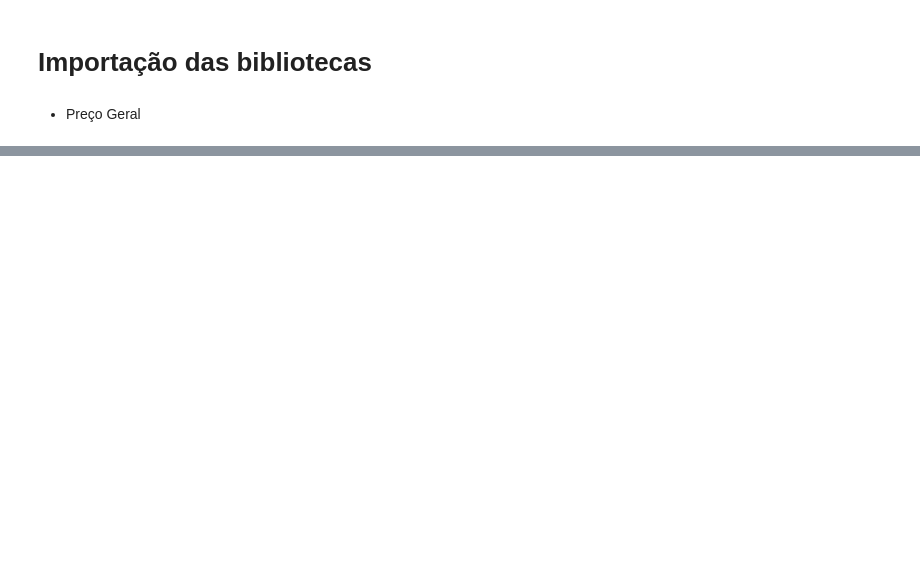
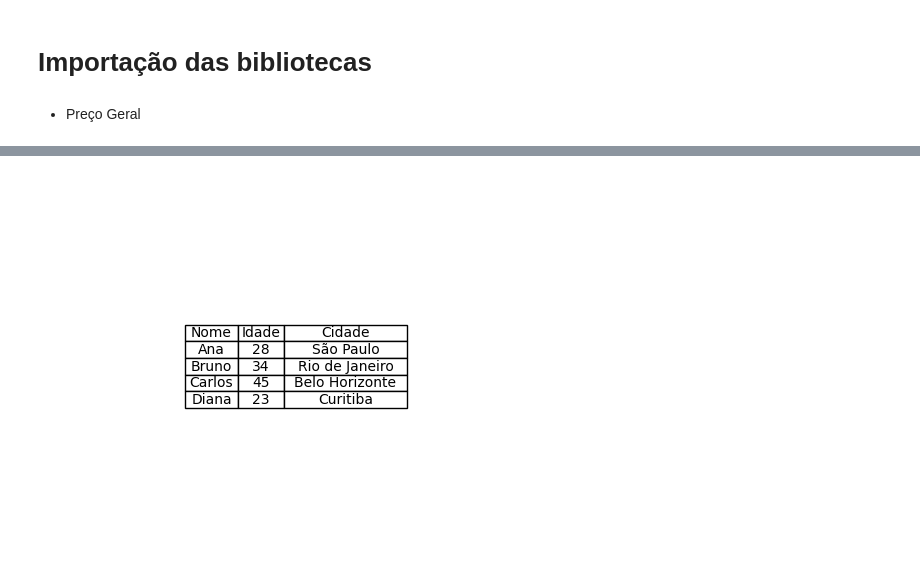
Before and after one commit to rodrigorocha1/extracao_viva_real_selenium, a Jupyter notebook: notebooks_exemplo/visualizacaov2.ipynb, the cells around one changed output, grey strips where cells are left out. Saved outputs shown, nothing was run; the diff lists cells and outputs as text; code cells hidden in the pictures; blank space fills up the shorter version.

```diff
--- a/notebooks_exemplo/visualizacaov2.ipynb
+++ b/notebooks_exemplo/visualizacaov2.ipynb
@@ -438,0 +368,32 @@ sns.histplot(dados_sumarezinho, x='preco', kde=True)
+# %%
+import matplotlib.pyplot as plt
+import pandas as pd
+
+# Criar um DataFrame de exemplo
+data = {
+    'Nome': ['Ana', 'Bruno', 'Carlos', 'Diana'],
+    'Idade': [28, 34, 45, 23],
+    'Cidade': ['São Paulo', 'Rio de Janeiro', 'Belo Horizonte', 'Curitiba']
+}
+df = pd.DataFrame(data)
+
+# Criar uma nova figura e eixos
+fig, ax = plt.subplots()
+
+# Ocultar os eixos
+ax.xaxis.set_visible(False)
+ax.yaxis.set_visible(False)
+ax.set_frame_on(False)
+
+# Adicionar a tabela
+table = ax.table(cellText=df.values, colLabels=df.columns, loc='center', cellLoc='center', rowLoc='center')
+
+# Ajustar a tabela
+table.auto_set_font_size(False)
+table.set_fontsize(10)
+table.auto_set_column_width(col=[0, 1, 2])
+
+# Exibir a tabela
+plt.show()
+# %% [output]
+[figure, added]
```
Also changed, not shown: parts of 91 cells of this notebook, 2 other files.
